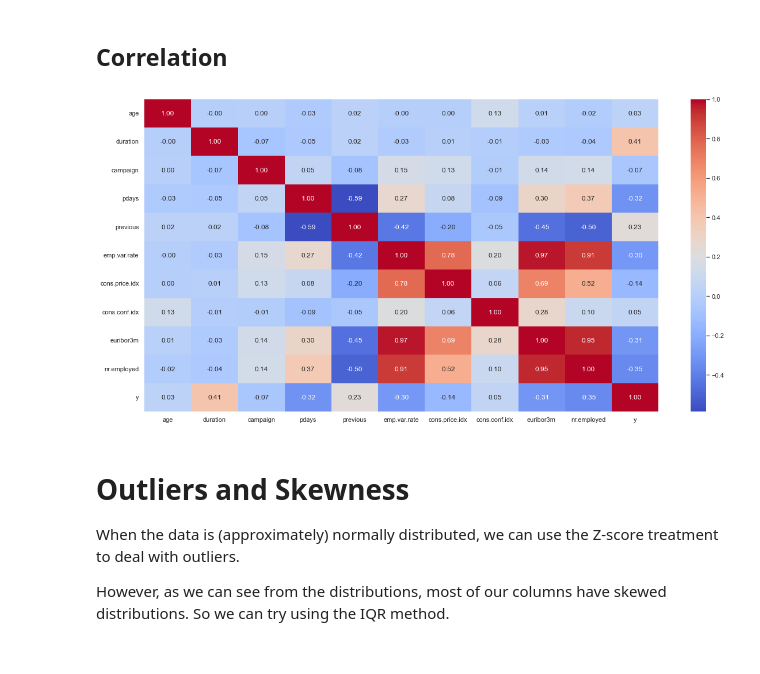
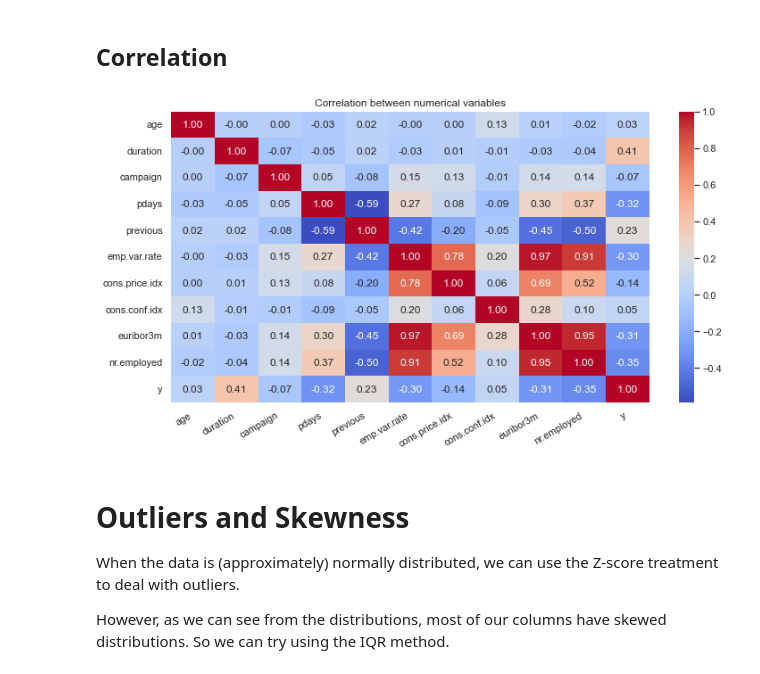
Before and after one commit to gitkym/uvs_bank_marketing_project, a Jupyter notebook: EDA.ipynb, the cells around one changed output. Drawn from its saved outputs; the diff is of its cells as text; code cells hidden in the pictures.

```diff
--- a/EDA.ipynb
+++ b/EDA.ipynb
@@ -585,13 +585,15 @@ for c in df_num.columns:
 # %%
 # Convert target variable into numeric
 data = df.copy()
 data.y = data.y.map({'no':0, 'yes':1}).astype('uint8')
 # heatmap of correlations between numerical variables
-plt.figure(figsize=(20,10))
+plt.figure(figsize=(12,6))
 sns.heatmap(data.corr(), annot=True, fmt='.2f', cmap='coolwarm')
+plt.xticks(rotation=30, ha='right')
+plt.title('Correlation between numerical variables')
 plt.show()
 # %% [output]
-[figure, old version]
+[figure, new version]
 # %% [markdown]
 # Outliers and Skewness
 
```
Also changed, not shown: parts of 3 cells of this notebook, 24 other files.
